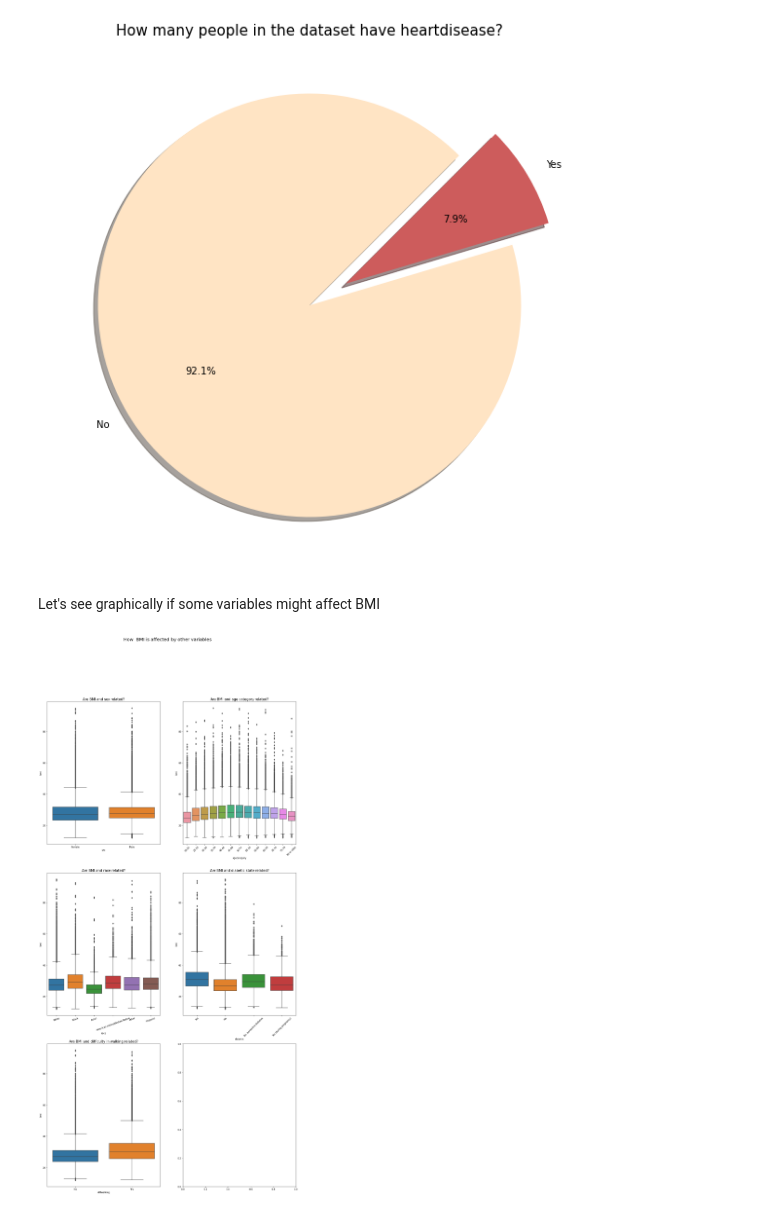
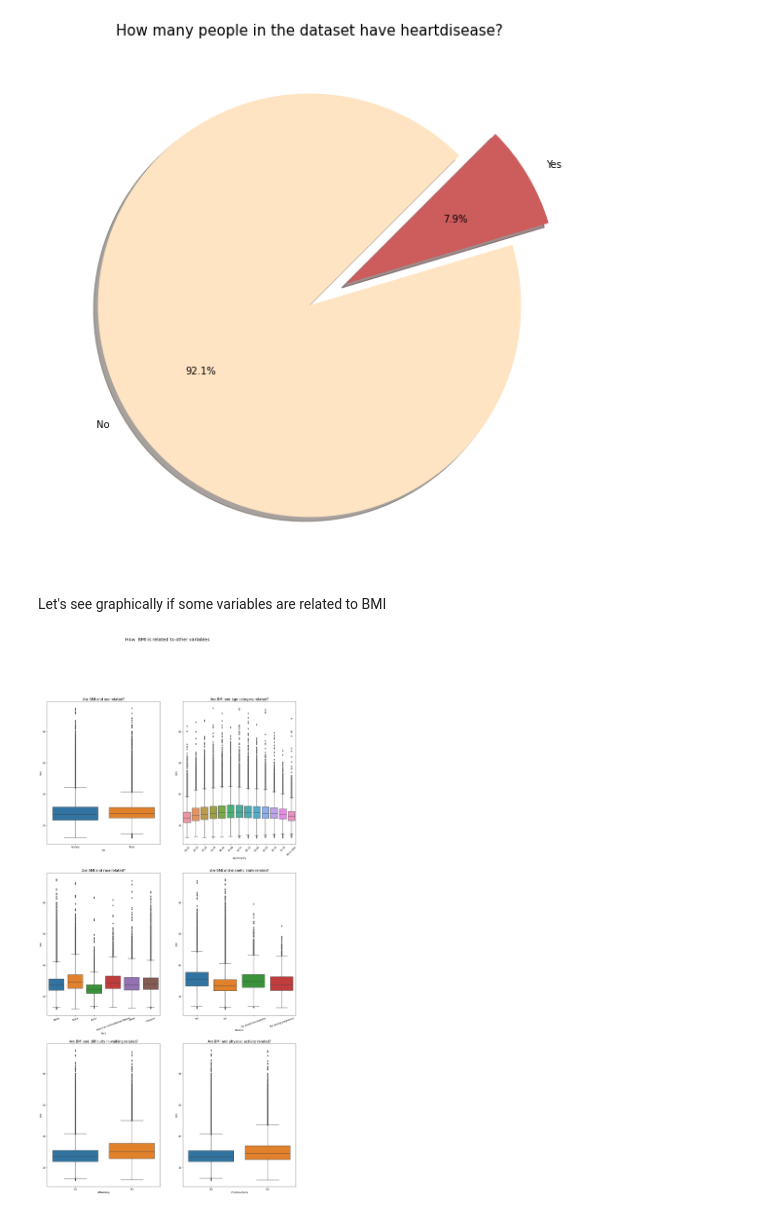
Before and after one commit to michaelfidanza/heart_disease_forecasting, a Jupyter notebook: heart_disease_forecasting.ipynb, the cells around one changed output. Drawn from its saved outputs; the diff is of its cells as text; code cells hidden in the pictures.

```diff
--- a/heart_disease_forecasting.ipynb
+++ b/heart_disease_forecasting.ipynb
@@ -170,7 +172,7 @@ plt.show()
 # %% [output]
 [figure]
 # %% [markdown]
-Let's see graphically if some variables might affect BMI
+Let's see graphically if some variables are related to BMI
 # %%
 fig, ax = plt.subplots(3, 2, figsize=(20, 40))
 
@@ -196,33 +198,43 @@ sns.boxplot(
 sns.boxplot(
     x = 'race'
     ,y = 'bmi'
     ,data = heart_disease_df
     ,ax=ax[1,0]
 )
 
 
 sns.boxplot(
     x = 'diabetic'
     ,y = 'bmi'
     ,data = heart_disease_df
     ,ax=ax[1,1]
 )
 
 sns.boxplot(
     x = 'diffwalking'
     ,y = 'bmi'
     ,data = heart_disease_df
     ,ax=ax[2,0]
 )
+
+sns.boxplot(
+    x = 'physicalactivity'
+    ,y = 'bmi'
+    ,data = heart_disease_df
+    ,ax=ax[2,1]
+)
+
 ax[0,1].tick_params(axis='x', rotation=45)
 ax[1,0].tick_params(axis='x', rotation=20)
-ax[1,1].tick_params(axis='x', rotation=45)
+ax[1,1].tick_params(axis='x', rotation=20)
 ax[0,0].set_title('Are BMI and sex related?', fontsize=15)
 ax[0,1].set_title('Are BMI and age category related?', fontsize=15)
 ax[1,0].set_title('Are BMI and race related?', fontsize=15)
 ax[1,1].set_title('Are BMI and diabetic state related?', fontsize=15)
 ax[2,0].set_title('Are BMI and difficulty in walking related?', fontsize=15)
-fig.suptitle('How  BMI is affected by other variables', fontsize=20)
+ax[2,1].set_title('Are BMI and physical activity related?', fontsize=15)
+
+fig.suptitle('How  BMI is related to other variables', fontsize=20)
 plt.show()
 # %% [output]
-[figure, old version]
+[figure, new version]
```
Also changed, not shown: parts of 36 cells of this notebook.
